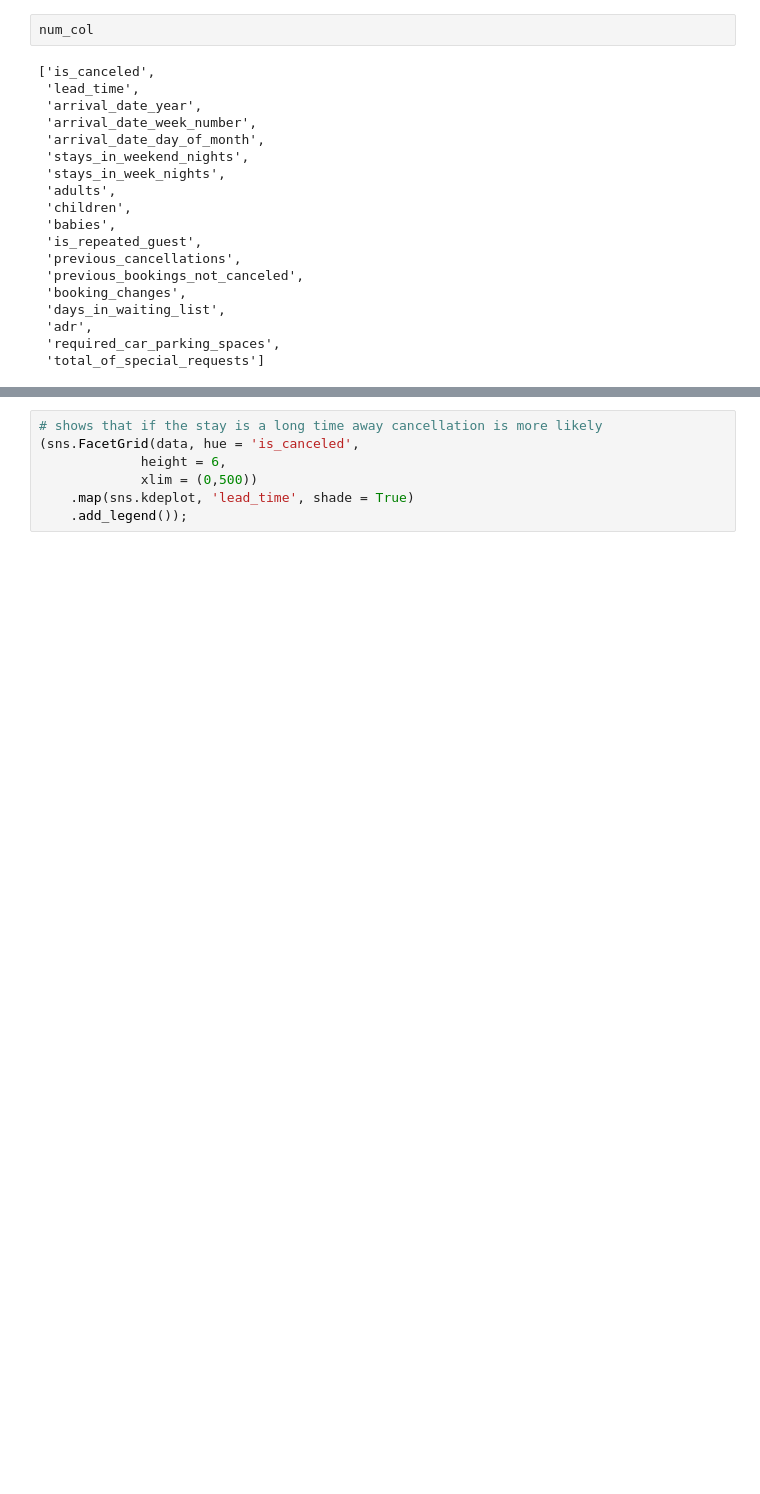
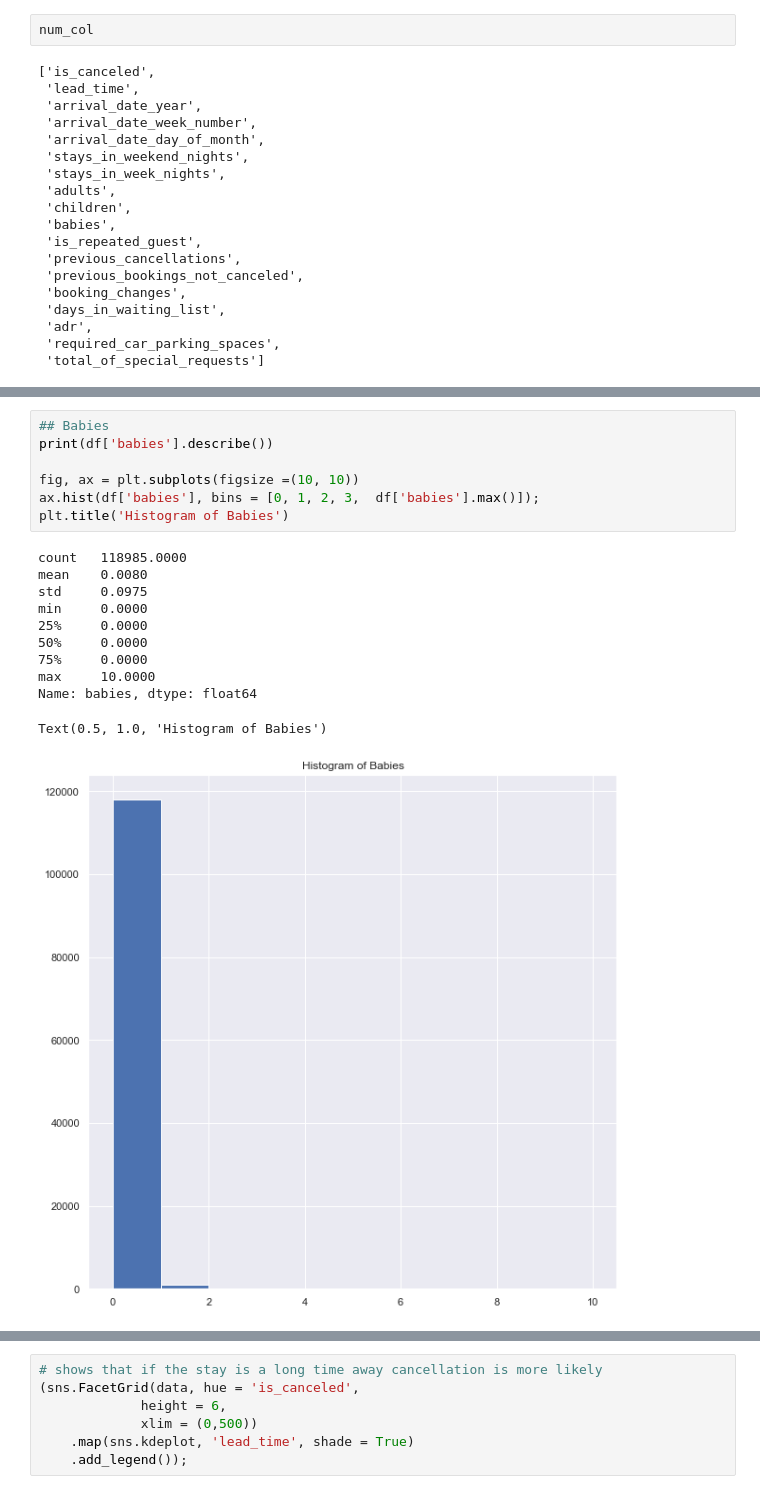
Before and after one commit to JeremyWeidner/402_group4, a Jupyter notebook: Final_Project/eda/python_EDA.ipynb, the cells around one changed output, grey strips where cells are left out. Saved outputs shown, nothing was run; the diff lists cells and outputs as text; blank space fills up the shorter version.

```diff
--- a/Final_Project/eda/python_EDA.ipynb
+++ b/Final_Project/eda/python_EDA.ipynb
@@ -107,0 +162,19 @@ pd.plotting.scatter_matrix(df[num_col], figsize = (15, 15), diagonal = 'hist');
+# %%
+## Babies
+print(df['babies'].describe())
+
+fig, ax = plt.subplots(figsize =(10, 10))
+ax.hist(df['babies'], bins = [0, 1, 2, 3,  df['babies'].max()]);
+plt.title('Histogram of Babies')
+# %% [output]
+count   118985.0000
+mean    0.0080
+std     0.0975
+min     0.0000
+25%     0.0000
+50%     0.0000
+75%     0.0000
+max     10.0000
+Name: babies, dtype: float64
+Text(0.5, 1.0, 'Histogram of Babies')
+[figure, added]
```
Also changed, not shown: parts of 16 cells of this notebook.
